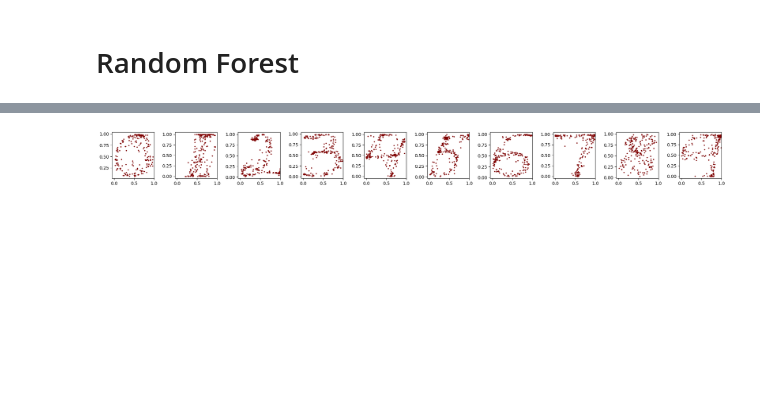
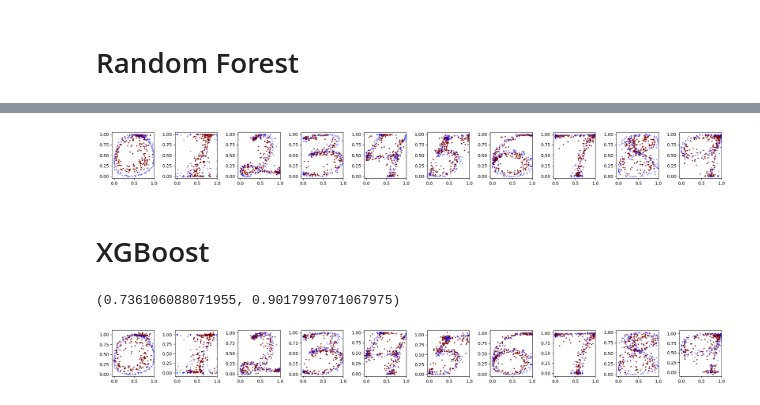
Before and after one commit to imthatmage/Recognition-of-Handwriting-from-Electromyography, a Jupyter notebook: models_training.ipynb, the cells around one changed output, grey strips where cells are left out. Saved outputs shown, nothing was run; the diff lists cells and outputs as text; code cells hidden in the pictures; blank space fills up the shorter version.

Commit message:
NEW: xgboost regression added

```diff
--- a/models_training.ipynb
+++ b/models_training.ipynb
@@ -68,10 +69,15 @@ for i in range(10):
     trials = test_trials[mask]
     x_masked = lr_x_preds[mask]
     y_masked = lr_y_preds[mask]
+    x_true = y_test[mask, 0]
+    y_true = y_test[mask, 1]
     for t in np.unique(trials):
         mask = trials == t
         x = x_masked[mask]
         y = y_masked[mask]
+        x_t = x_true[mask]
+        y_t = y_true[mask]
+        ax[i].scatter(x_t, y_t, color='blue', s=3, alpha=0.4)
         ax[i].scatter(x, y, color='maroon', s=3)
         ax[i].set_xlim([-0.05, 1])
 plt.tight_layout()
@@ -92,18 +98,25 @@ rf_x_preds, rf_y_preds = rf.predict(X_test)
 # %%
 fig, ax = plt.subplots(1, 10, figsize=(20, 2))
 
 for i in range(10):
     mask = test_type == i+1
     trials = test_trials[mask]
     x_masked = rf_x_preds[mask]
     y_masked = rf_y_preds[mask]
+    x_true = y_test[mask, 0]
+    y_true = y_test[mask, 1]
     for t in np.unique(trials):
         mask = trials == t
         x = x_masked[mask]
         y = y_masked[mask]
+        x_t = x_true[mask]
+        y_t = y_true[mask]
+        ax[i].scatter(x_t, y_t, color='blue', s=3, alpha=0.4)
         ax[i].scatter(x, y, color='maroon', s=3)
         ax[i].set_xlim([-0.05, 1])
 plt.tight_layout()
-plt.savefig("lin_reg_vis.png", dpi=120)
+plt.savefig("rand_forest_vis.png", dpi=120)
 # %% [output]
-[figure, old version]
+[figure, new version]
+# %% [markdown]
+# XGBoost
@@ -109,0 +126,4 @@ plt.savefig("lin_reg_vis.png", dpi=120)
+# %%
+xg_clf_x.score(X_test, y_test[:, 0]), xg_clf_y.score(X_test, y_test[:, 1])
+# %% [output]
+(0.736106088071955, 0.9017997071067975)
@@ -109,0 +132,23 @@ plt.savefig("lin_reg_vis.png", dpi=120)
+# %%
+fig, ax = plt.subplots(1, 10, figsize=(20, 2))
+
+for i in range(10):
+    mask = test_type == i+1
+    trials = test_trials[mask]
+    x_masked = xg_x_preds[mask]
+    y_masked = xg_y_preds[mask]
+    x_true = y_test[mask, 0]
+    y_true = y_test[mask, 1]
+    for t in np.unique(trials):
+        mask = trials == t
+        x = x_masked[mask]
+        y = y_masked[mask]
+        x_t = x_true[mask]
+        y_t = y_true[mask]
+        ax[i].scatter(x_t, y_t, color='blue', s=3, alpha=0.4)
+        ax[i].scatter(x, y, color='maroon', s=3)
+        ax[i].set_xlim([-0.05, 1])
+plt.tight_layout()
+plt.savefig("gxboost_vis.png", dpi=120)
+# %% [output]
+[figure, added]
```
Also changed, not shown: parts of 9 cells of this notebook, 1 other file.
